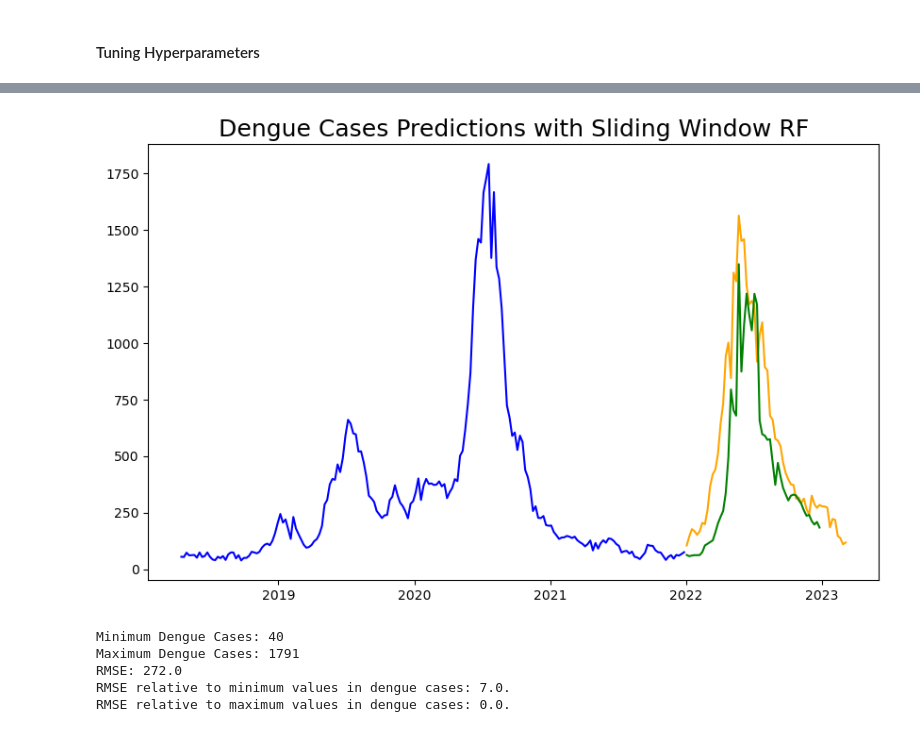
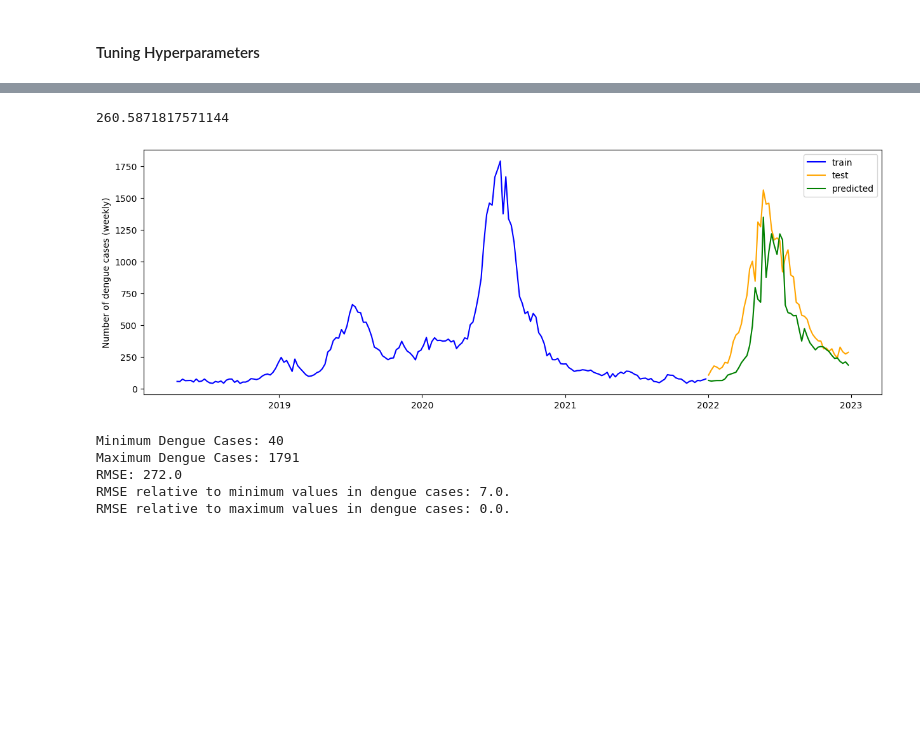
Before and after one commit to sherenaLIM/Predictive-Model-for-Dengue-Forked, a Jupyter notebook: code/prediction_model_RF_yusheng.ipynb, the cells around one changed output, grey strips where cells are left out. Saved outputs shown, nothing was run; the diff lists cells and outputs as text; code cells hidden in the pictures; blank space fills up the shorter version.

Commit message:
Cleaned up RF model

```diff
--- a/code/prediction_model_RF_yusheng.ipynb
+++ b/code/prediction_model_RF_yusheng.ipynb
@@ -157,16 +111,5 @@ Given that this is a time series, we do a 30% train test split by time
 # %% [output]
 0.7587548638132295
 # %%
-def train_test_split(data, year=2021):
-    index_indicated = (data.index.year <= year).sum()
-
-    # Train data will cover 2018 to 2021
-    train = data.iloc[:index_indicated]
-
-    # Test data will cover 2022 to March 2023
-    test = data.iloc[index_indicated:]
-
-    return train, test
-
 train, test = train_test_split(data)
 # %%
@@ -455,17 +279,0 @@ plt.show();
-# %%
-# Plot data.
-plt.figure(figsize=(10,6))
-
-# Plot training data in blue.
-plt.plot(train['dengue_cases'], color = 'blue')
-
-# Plot testing data in orange.
-plt.plot(test['dengue_cases'], color = 'orange')
-
-# Plot predicted values in green.
-plt.plot(results['preds_test'], color = 'green')
-
-plt.title(label = 'Dengue Cases Predictions with Sliding Window RF', fontsize=18)
-plt.show();
-# %% [output]
-[figure, removed]
@@ -472,3 +285,18 @@ plt.show();
+# %%
+results = test_rf_model(data_subset[vars_to_try_full], test_year=2022,
+                        vars_lag=vars_to_try, num_lag=num_lags,
+                        rf_params=rf_params
+                       )
+# %%
+results['rmse_test']
+# %% [output]
+260.5871817571144
+# %%
+train, test = train_test_split(data_subset)
+# %%
+train_test_plot(train, test, results['preds_test'])
+# %% [output]
+[figure, added]
 # %%
 # Evaluation of the model
 error = round(mean_squared_error(test['dengue_cases'], preds, squared=False), 0)
```
Also changed, not shown: parts of 13 cells of this notebook, 1 other file.
